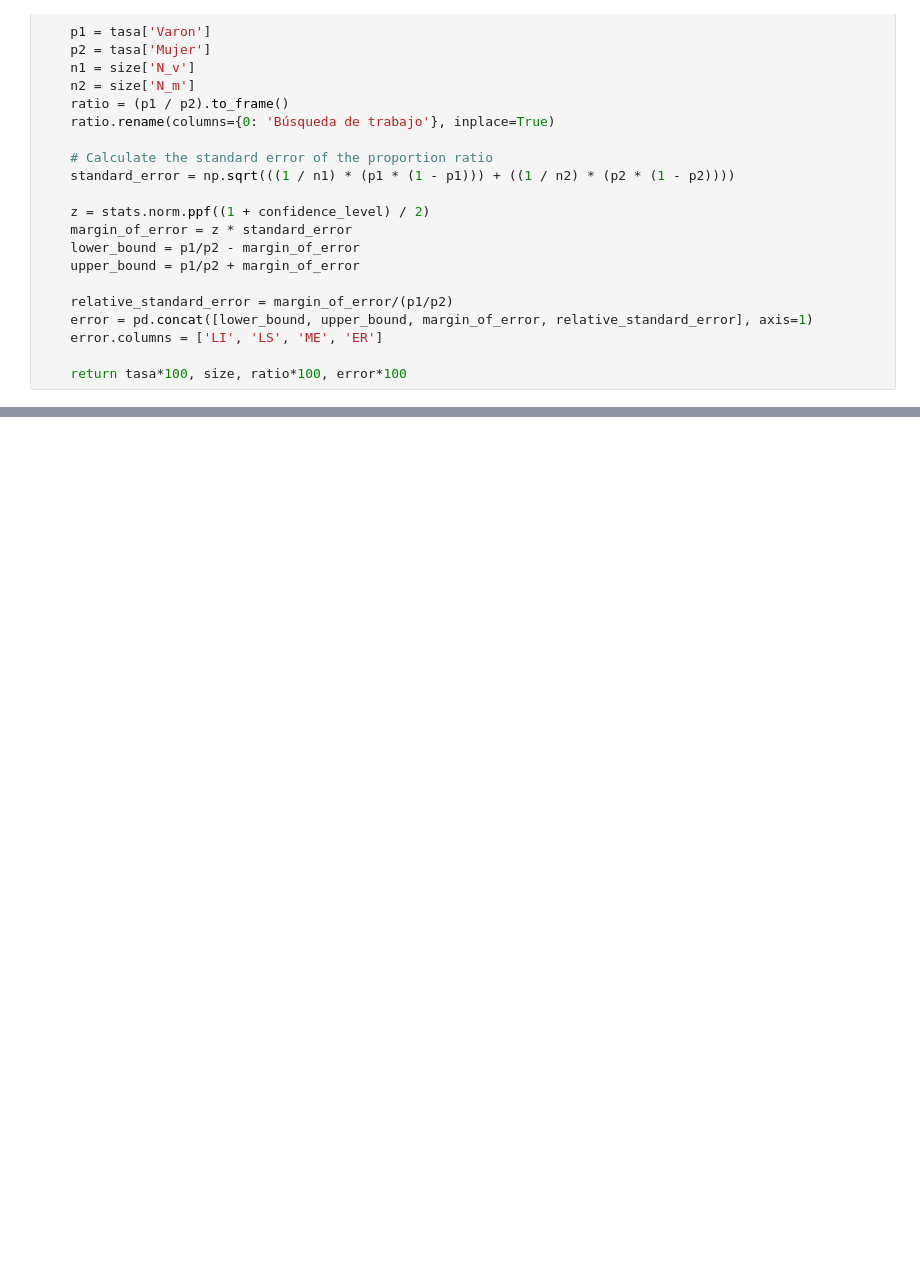
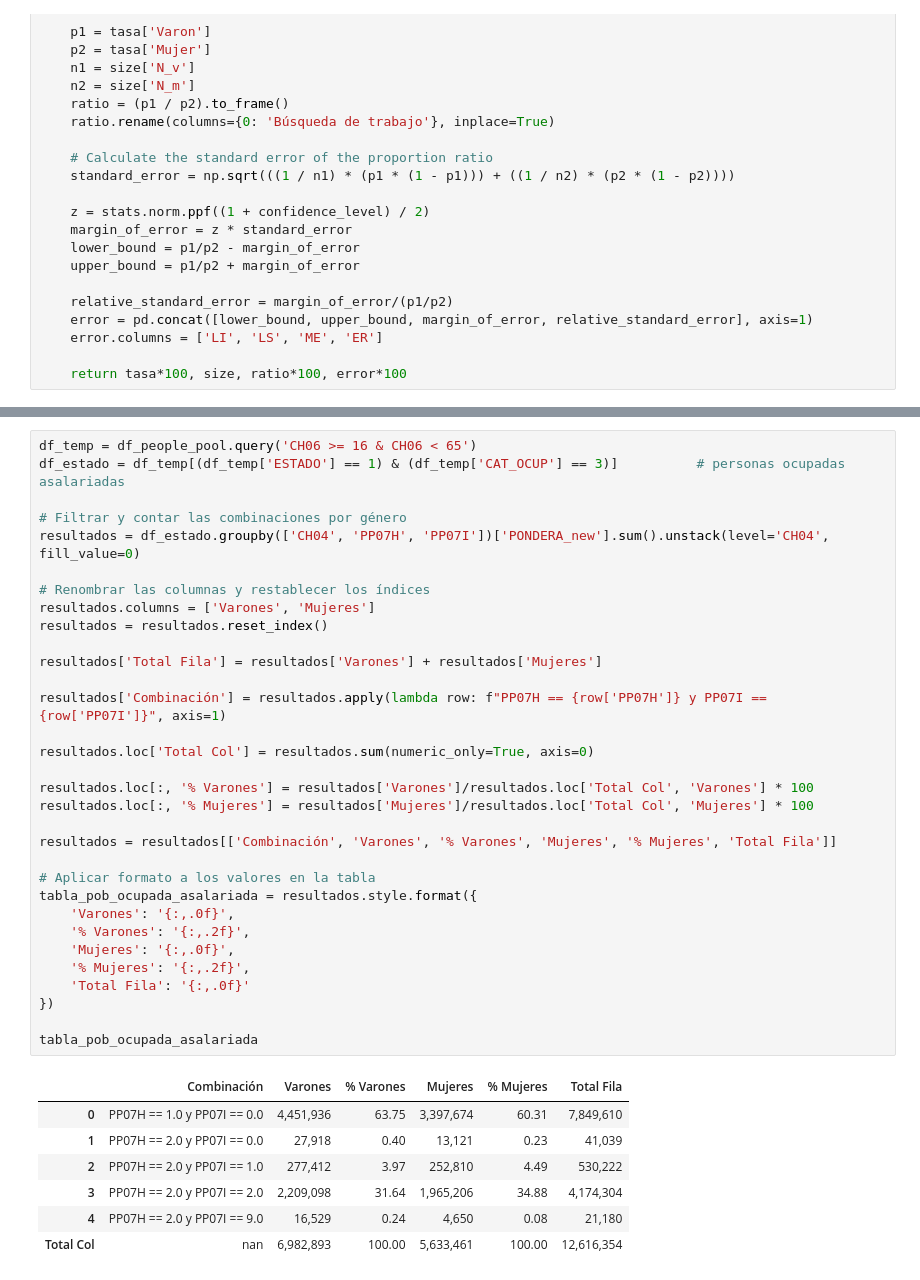
Before and after one commit to datos-Fundar/indice-mercado-trabajo-ingresos, a Jupyter notebook: scripts/xx_indicadores_insercion_laboral.ipynb, the cells around one changed output, grey strips where cells are left out. Saved outputs shown, nothing was run; the diff lists cells and outputs as text; blank space fills up the shorter version.

```diff
--- a/scripts/xx_indicadores_insercion_laboral.ipynb
+++ b/scripts/xx_indicadores_insercion_laboral.ipynb
@@ -200,0 +294,40 @@ desempleo
+# %%
+df_temp = df_people_pool.query('CH06 >= 16 & CH06 < 65')
+df_estado = df_temp[(df_temp['ESTADO'] == 1) & (df_temp['CAT_OCUP'] == 3)]          # personas ocupadas asalariadas
+
+# Filtrar y contar las combinaciones por género
+resultados = df_estado.groupby(['CH04', 'PP07H', 'PP07I'])['PONDERA_new'].sum().unstack(level='CH04', fill_value=0)
+
+# Renombrar las columnas y restablecer los índices
+resultados.columns = ['Varones', 'Mujeres']
+resultados = resultados.reset_index()
+
+resultados['Total Fila'] = resultados['Varones'] + resultados['Mujeres']
+
+resultados['Combinación'] = resultados.apply(lambda row: f"PP07H == {row['PP07H']} y PP07I == {row['PP07I']}", axis=1)
+
+resultados.loc['Total Col'] = resultados.sum(numeric_only=True, axis=0)
+
+resultados.loc[:, '% Varones'] = resultados['Varones']/resultados.loc['Total Col', 'Varones'] * 100
+resultados.loc[:, '% Mujeres'] = resultados['Mujeres']/resultados.loc['Total Col', 'Mujeres'] * 100
+
+resultados = resultados[['Combinación', 'Varones', '% Varones', 'Mujeres', '% Mujeres', 'Total Fila']]
+
+# Aplicar formato a los valores en la tabla
+tabla_pob_ocupada_asalariada = resultados.style.format({
+    'Varones': '{:,.0f}',
+    '% Varones': '{:,.2f}',
+    'Mujeres': '{:,.0f}',
+    '% Mujeres': '{:,.2f}',
+    'Total Fila': '{:,.0f}'
+})
+
+tabla_pob_ocupada_asalariada
+# %% [output]
+|  | Combinación | Varones | % Varones | Mujeres | % Mujeres | Total Fila |
+| 0 | PP07H == 1.0 y PP07I == 0.0 | 4,451,936 | 63.75 | 3,397,674 | 60.31 | 7,849,610 |
+| 1 | PP07H == 2.0 y PP07I == 0.0 | 27,918 | 0.40 | 13,121 | 0.23 | 41,039 |
+| 2 | PP07H == 2.0 y PP07I == 1.0 | 277,412 | 3.97 | 252,810 | 4.49 | 530,222 |
+| 3 | PP07H == 2.0 y PP07I == 2.0 | 2,209,098 | 31.64 | 1,965,206 | 34.88 | 4,174,304 |
+| 4 | PP07H == 2.0 y PP07I == 9.0 | 16,529 | 0.24 | 4,650 | 0.08 | 21,180 |
+| Total Col | nan | 6,982,893 | 100.00 | 5,633,461 | 100.00 | 12,616,354 |
```
Also changed, not shown: parts of 14 cells of this notebook, 2 other files.
